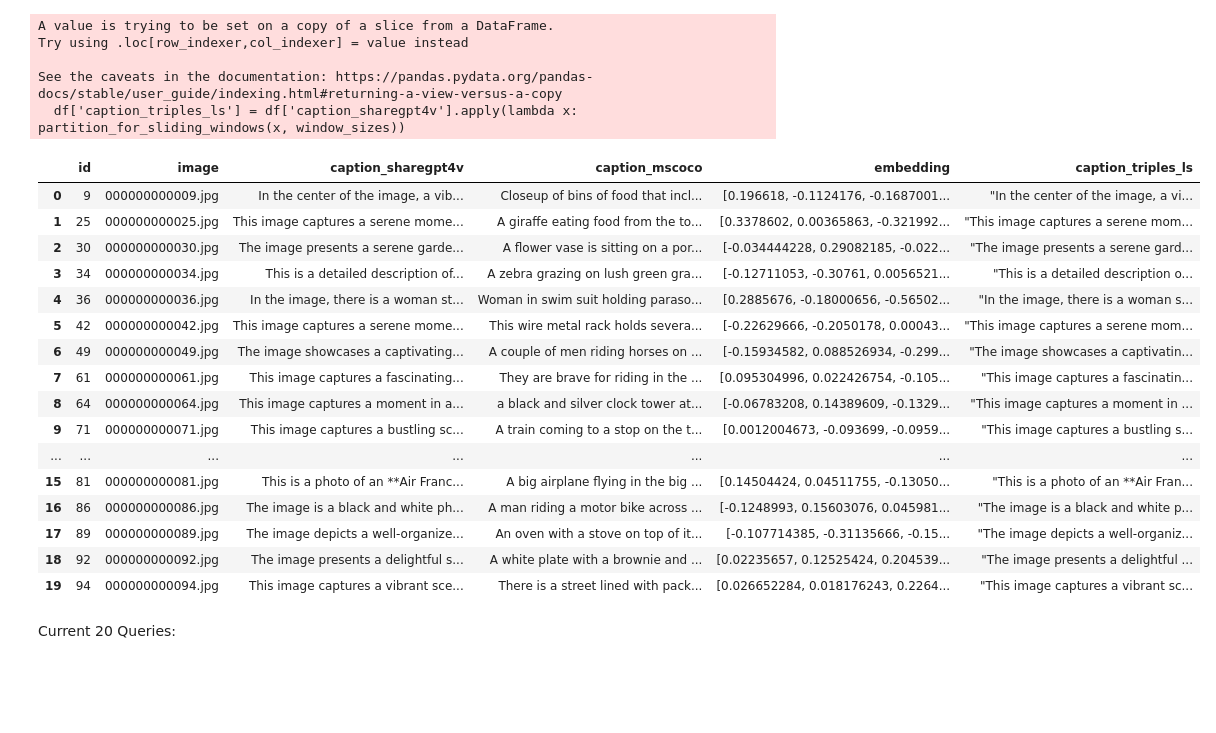
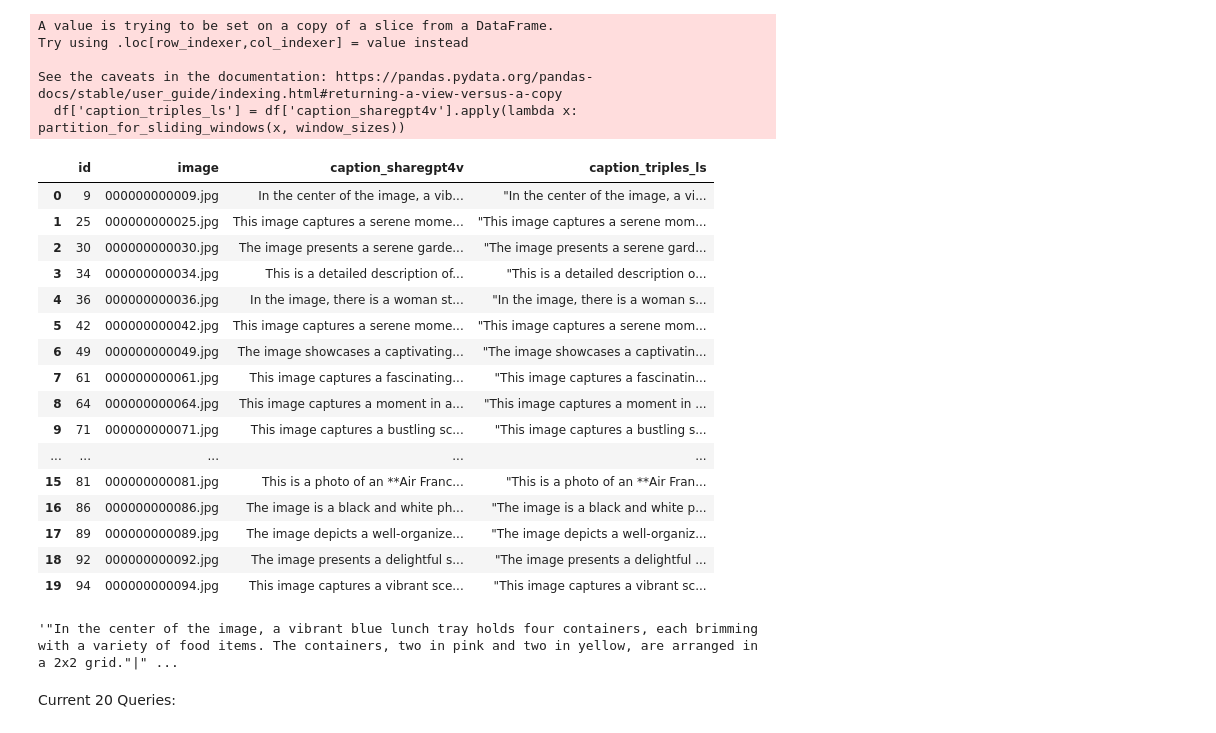
Before and after one commit to wuyinjun-1993/concept_based_retrieval, a Jupyter notebook: preparing_files.ipynb, the cells around one changed output. Drawn from its saved outputs; the diff is of its cells as text; code cells hidden in the pictures; blank space fills up the shorter version.

```diff
--- a/preparing_files.ipynb
+++ b/preparing_files.ipynb
@@ -39,4 +64,8 @@ import pandas
 # %%
-img_caption_file_name = '/content/drive/MyDrive/mscoco_40k_clustered.pkl'
+import pandas as pd
+# img_caption_file_name = '/content/drive/MyDrive/mscoco_40k_clustered.pkl'
+img_caption_file_name = '/data2/wuyinjun/mscoco/mscoco_40k_clustered.pkl'
+
 with open(img_caption_file_name, 'rb') as f:
-  df_mscoco = pickle.load(f)
+  df_mscoco = pd.read_pickle(f)
+  # df_mscoco = pickle.load(f)
@@ -59,7 +104,7 @@ df_mscoco
 # %% [markdown]
 The full MSCOCO captions dataset, 120k images with CLIP embeddings
 # %%
-img_caption_file_name = '/content/drive/MyDrive/mscoco_120k.pkl'
+img_caption_file_name = "/data2/wuyinjun/mscoco/mscoco_120k.pkl" #'/content/drive/MyDrive/mscoco_120k.pkl'
 with open(img_caption_file_name, 'rb') as f:
   df_sharegpt4v = pickle.load(f)
 # %%
@@ -134,22 +179,23 @@ Try using .loc[row_indexer,col_indexer] = value instead
 See the caveats in the documentation: https://pandas.pydata.org/pandas-docs/stable/user_guide/indexing.html#returning-a-view-versus-a-copy
   df['caption_triples_ls'] = df['caption_sharegpt4v'].apply(lambda x: partition_for_sliding_windows(x, window_sizes))
 # %%
+df.columns
 df
 # %% [output]
-|  | id | image | caption_sharegpt4v | caption_mscoco | embedding | caption_triples_ls |
-| 0 | 9 | 000000000009.jpg | In the center of the image, a vib... | Closeup of bins of food that incl... | [0.196618, -0.1124176, -0.1687001... | "In the center of the image, a vi... |
-| 1 | 25 | 000000000025.jpg | This image captures a serene mome... | A giraffe eating food from the to... | [0.3378602, 0.00365863, -0.321992... | "This image captures a serene mom... |
-| 2 | 30 | 000000000030.jpg | The image presents a serene garde... | A flower vase is sitting on a por... | [-0.034444228, 0.29082185, -0.022... | "The image presents a serene gard... |
-| 3 | 34 | 000000000034.jpg | This is a detailed description of... | A zebra grazing on lush green gra... | [-0.12711053, -0.30761, 0.0056521... | "This is a detailed description o... |
-| 4 | 36 | 000000000036.jpg | In the image, there is a woman st... | Woman in swim suit holding paraso... | [0.2885676, -0.18000656, -0.56502... | "In the image, there is a woman s... |
-| 5 | 42 | 000000000042.jpg | This image captures a serene mome... | This wire metal rack holds severa... | [-0.22629666, -0.2050178, 0.00043... | "This image captures a serene mom... |
-| 6 | 49 | 000000000049.jpg | The image showcases a captivating... | A couple of men riding horses on ... | [-0.15934582, 0.088526934, -0.299... | "The image showcases a captivatin... |
-| 7 | 61 | 000000000061.jpg | This image captures a fascinating... | They are brave for riding in the ... | [0.095304996, 0.022426754, -0.105... | "This image captures a fascinatin... |
-| 8 | 64 | 000000000064.jpg | This image captures a moment in a... | a black and silver clock tower at... | [-0.06783208, 0.14389609, -0.1329... | "This image captures a moment in ... |
-| 9 | 71 | 000000000071.jpg | This image captures a bustling sc... | A train coming to a stop on the t... | [0.0012004673, -0.093699, -0.0959... | "This image captures a bustling s... |
-| ... | ... | ... | ... | ... | ... | ... |
-| 15 | 81 | 000000000081.jpg | This is a photo of an **Air Franc... | A big airplane flying in the big ... | [0.14504424, 0.04511755, -0.13050... | "This is a photo of an **Air Fran... |
-| 16 | 86 | 000000000086.jpg | The image is a black and white ph... | A man riding a motor bike across ... | [-0.1248993, 0.15603076, 0.045981... | "The image is a black and white p... |
-| 17 | 89 | 000000000089.jpg | The image depicts a well-organize... | An oven with a stove on top of it... | [-0.107714385, -0.31135666, -0.15... | "The image depicts a well-organiz... |
-| 18 | 92 | 000000000092.jpg | The image presents a delightful s... | A white plate with a brownie and ... | [0.02235657, 0.12525424, 0.204539... | "The image presents a delightful ... |
-| 19 | 94 | 000000000094.jpg | This image captures a vibrant sce... | There is a street lined with pack... | [0.026652284, 0.018176243, 0.2264... | "This image captures a vibrant sc... |
+|  | id | image | caption_sharegpt4v | caption_triples_ls |
+| 0 | 9 | 000000000009.jpg | In the center of the image, a vib... | "In the center of the image, a vi... |
+| 1 | 25 | 000000000025.jpg | This image captures a serene mome... | "This image captures a serene mom... |
+| 2 | 30 | 000000000030.jpg | The image presents a serene garde... | "The image presents a serene gard... |
+| 3 | 34 | 000000000034.jpg | This is a detailed description of... | "This is a detailed description o... |
+| 4 | 36 | 000000000036.jpg | In the image, there is a woman st... | "In the image, there is a woman s... |
+| 5 | 42 | 000000000042.jpg | This image captures a serene mome... | "This image captures a serene mom... |
+| 6 | 49 | 000000000049.jpg | The image showcases a captivating... | "The image showcases a captivatin... |
+| 7 | 61 | 000000000061.jpg | This image captures a fascinating... | "This image captures a fascinatin... |
+| 8 | 64 | 000000000064.jpg | This image captures a moment in a... | "This image captures a moment in ... |
+| 9 | 71 | 000000000071.jpg | This image captures a bustling sc... | "This image captures a bustling s... |
+| ... | ... | ... | ... | ... |
+| 15 | 81 | 000000000081.jpg | This is a photo of an **Air Franc... | "This is a photo of an **Air Fran... |
+| 16 | 86 | 000000000086.jpg | The image is a black and white ph... | "The image is a black and white p... |
+| 17 | 89 | 000000000089.jpg | The image depicts a well-organize... | "The image depicts a well-organiz... |
+| 18 | 92 | 000000000092.jpg | The image presents a delightful s... | "The image presents a delightful ... |
+| 19 | 94 | 000000000094.jpg | This image captures a vibrant sce... | "This image captures a vibrant sc... |
@@ -156,3 +205,7 @@ df
+# %%
+df.iloc[0]["caption_triples_ls"]
+# %% [output]
+'"In the center of the image, a vibrant blue lunch tray holds four containers, each brimming with a variety of food items. The containers, two in pink and two in yellow, are arranged in a 2x2 grid."|" ...
 # %% [markdown]
 Current 20 Queries:
 # %% [markdown]
```
Also changed, not shown: parts of 6 cells of this notebook, 4 other files.
